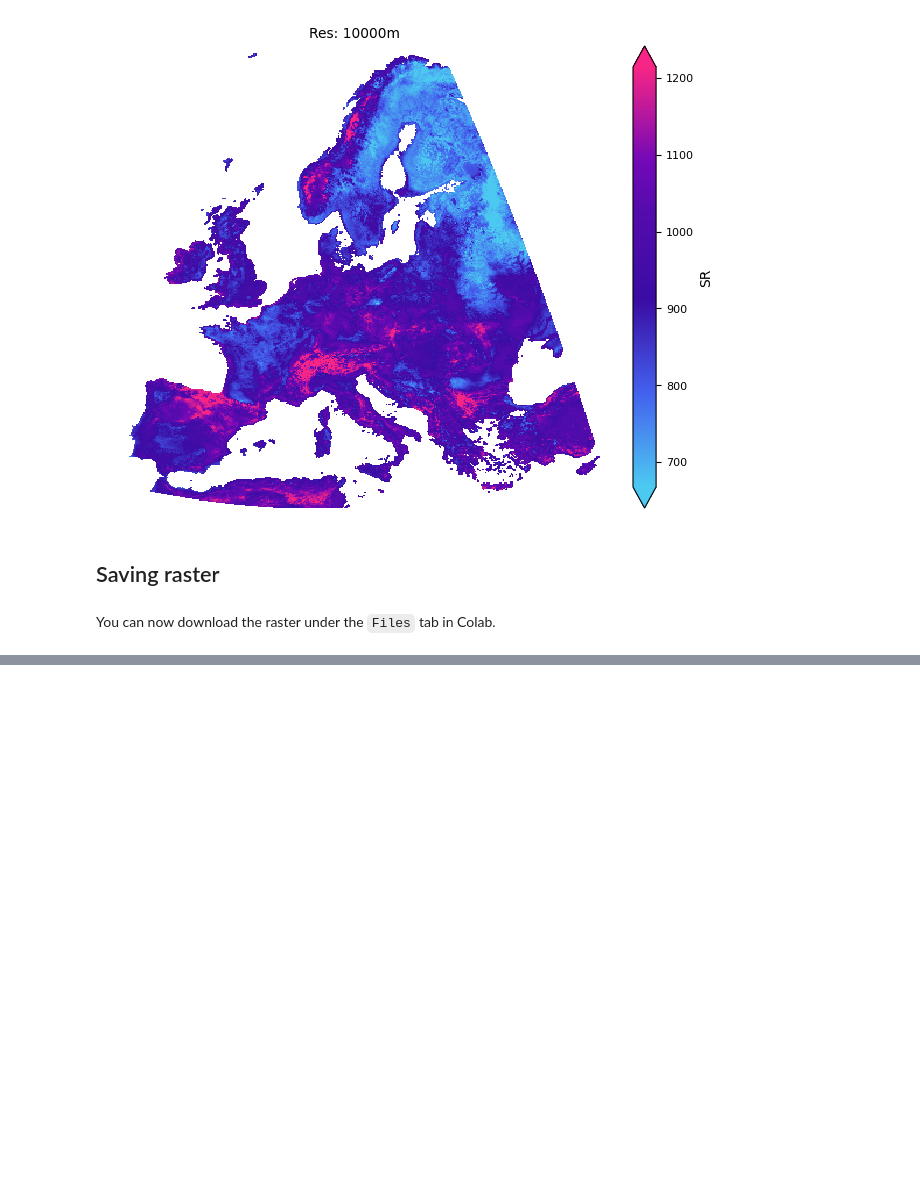
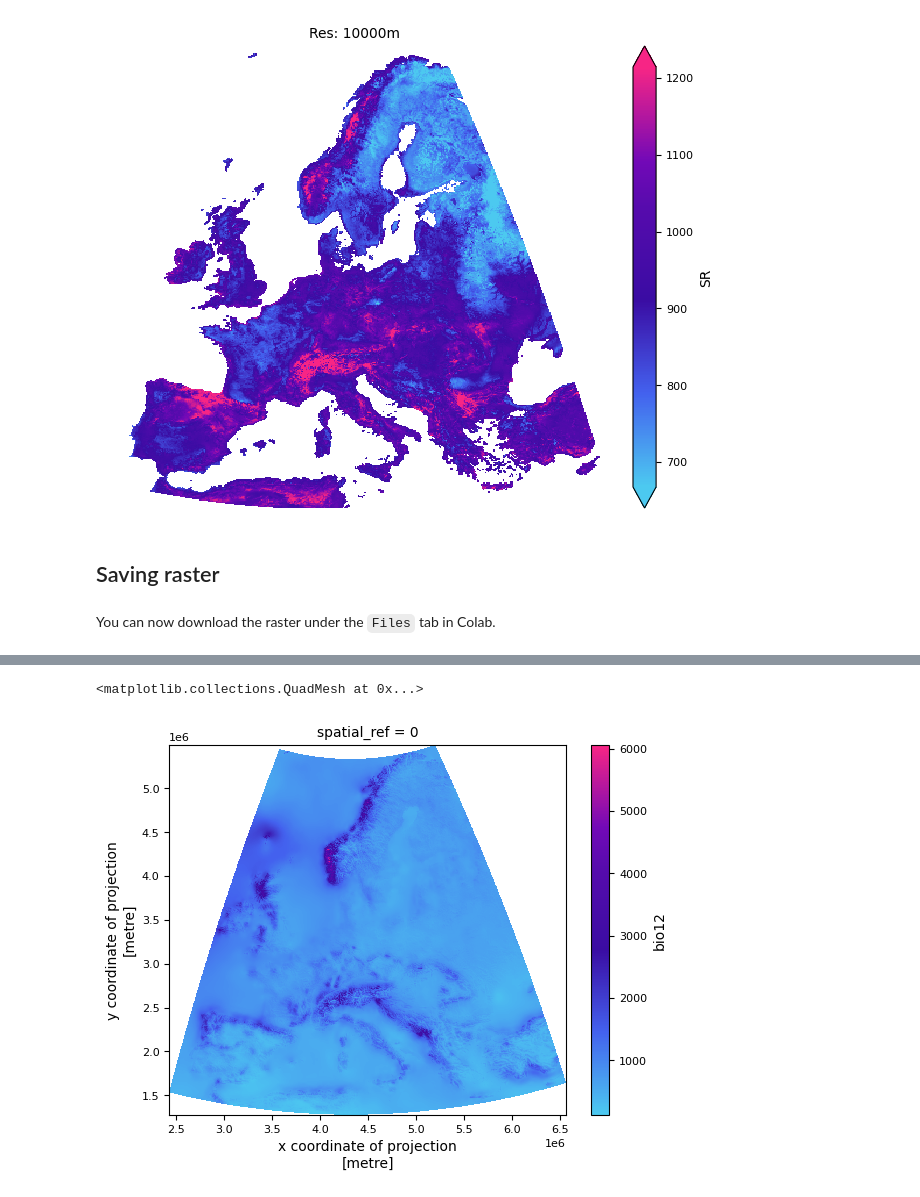
Before and after one commit to vboussange/DeepSAR, a Jupyter notebook: deepsar_demo.ipynb, the cells around one changed output, grey strips where cells are left out. Saved outputs shown, nothing was run; the diff lists cells and outputs as text; code cells hidden in the pictures; blank space fills up the shorter version.

```diff
--- a/deepsar_demo.ipynb
+++ b/deepsar_demo.ipynb
@@ -171,0 +193,9 @@ You can now download the raster under the `Files` tab in Colab.
+# %%
+climate_dataset = CHELSADataset().load(extent=(-125, 24, -66.5, 49))
+climate_dataset = climate_dataset[[v for v in climate_dataset.data_vars if v in predictors]]
+climate_dataset = climate_dataset.rio.reproject("EPSG:3035")
+# %%
+climate_dataset["bio12"].coarsen(x=4, y=4, boundary="trim").mean().plot(cmap=CMAP_BR)
+# %% [output]
+<matplotlib.collections.QuadMesh at 0x...>
+[figure, added]
```
Also changed, not shown: parts of 8 cells of this notebook, 4 other files.
